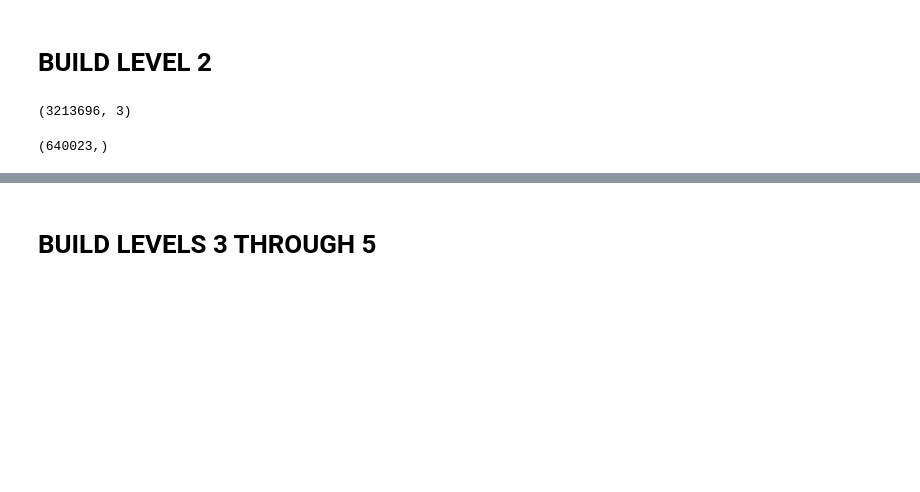
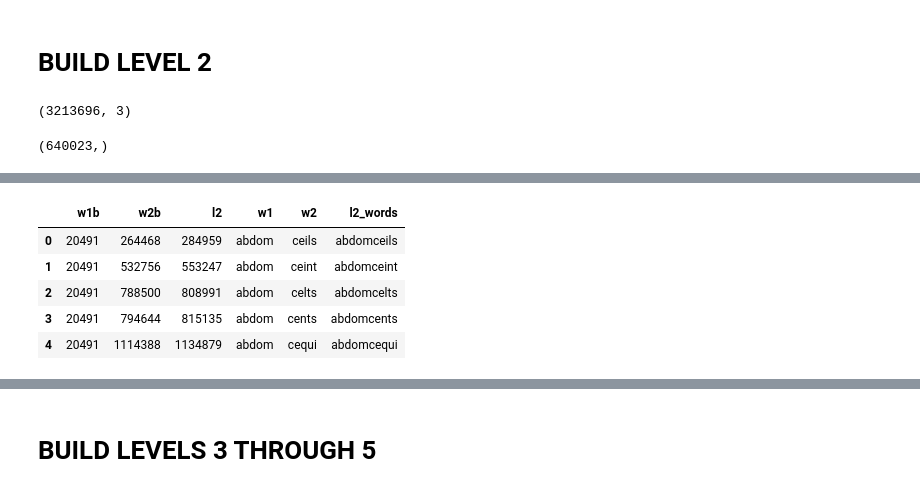
Before and after one commit to mike-babb/wordle_fun, a Jupyter notebook: five_groups_of_five_find_test_big_enumerate.ipynb, the cells around one changed output, grey strips where cells are left out. Saved outputs shown, nothing was run; the diff lists cells and outputs as text; code cells hidden in the pictures; blank space fills up the shorter version.

```diff
--- a/five_groups_of_five_find_test_big_enumerate.ipynb
+++ b/five_groups_of_five_find_test_big_enumerate.ipynb
@@ -92,0 +104,14 @@ l2_df['l2'].unique().shape
+# %%
+l2_df['w1'] = l2_df['w1b'].map(word_byte_to_word_dict)
+l2_df['w2'] = l2_df['w2b'].map(word_byte_to_word_dict)
+# %%
+l2_df['l2_words'] = l2_df['w1'] + l2_df['w2']
+# %%
+l2_df.head()
+# %% [output]
+|  | w1b | w2b | l2 | w1 | w2 | l2_words |
+| 0 | 20491 | 264468 | 284959 | abdom | ceils | abdomceils |
+| 1 | 20491 | 532756 | 553247 | abdom | ceint | abdomceint |
+| 2 | 20491 | 788500 | 808991 | abdom | celts | abdomcelts |
+| 3 | 20491 | 794644 | 815135 | abdom | cents | abdomcents |
+| 4 | 20491 | 1114388 | 1134879 | abdom | cequi | abdomcequi |
```
Also changed, not shown: parts of 41 cells of this notebook.
